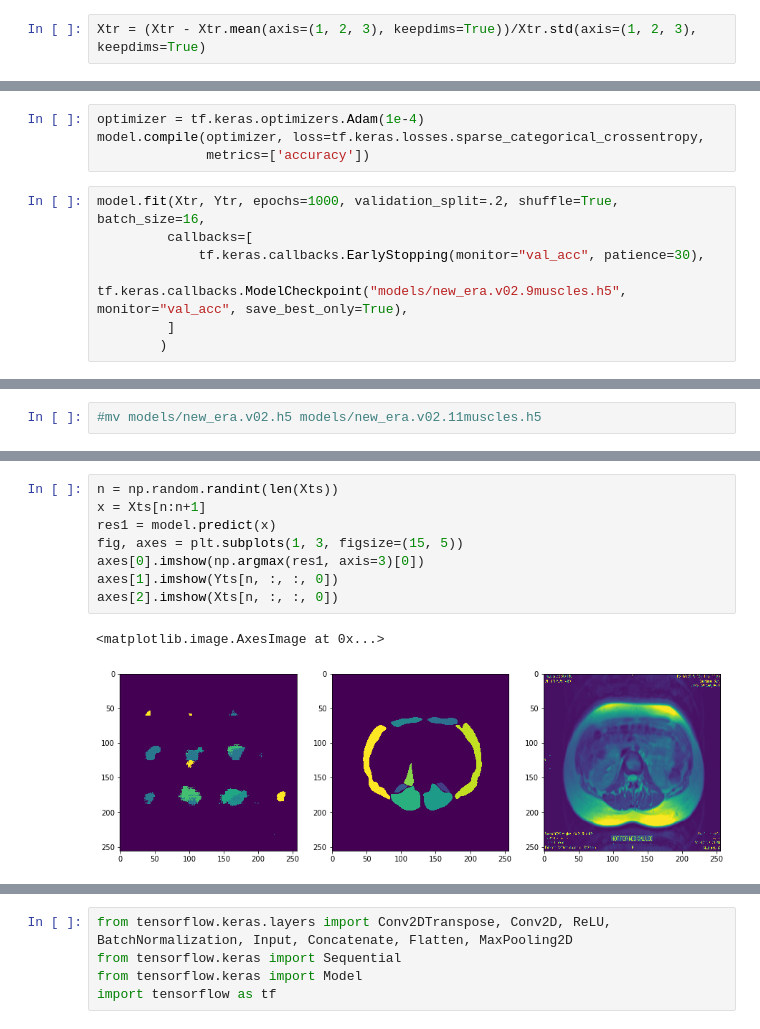
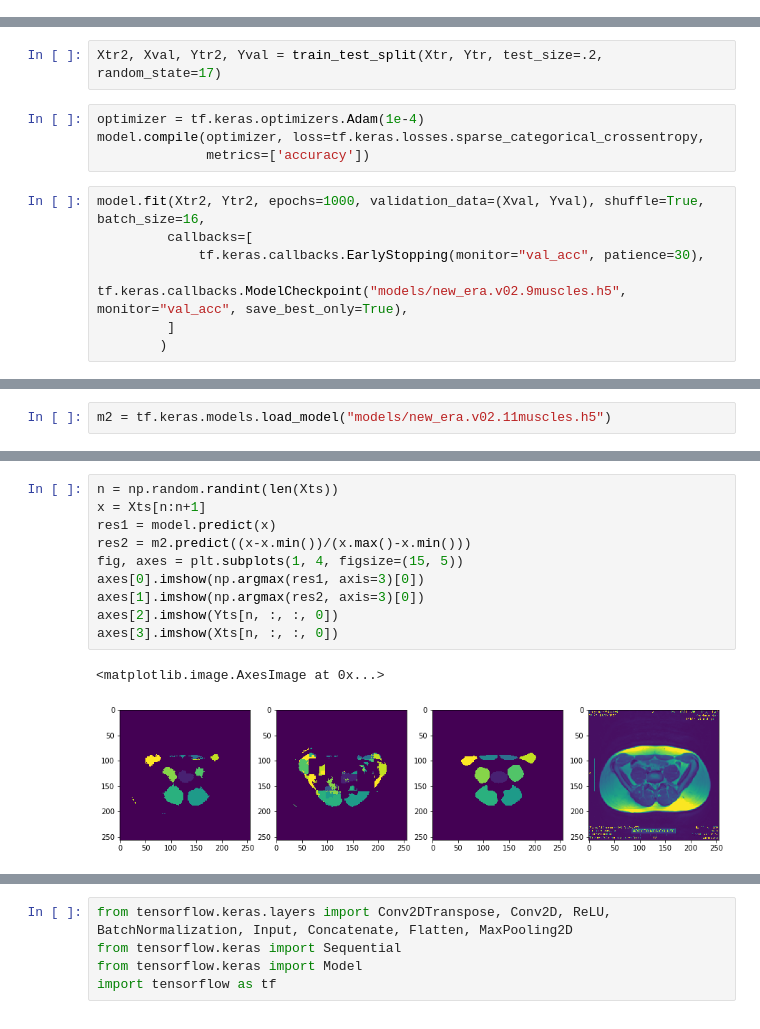
Before and after one commit to rasoolianbehnam/mri, a Jupyter notebook: a_new_era_begins.ipynb, the cells around one changed output, grey strips where cells are left out. Saved outputs shown, nothing was run; the diff lists cells and outputs as text.

```diff
--- a/a_new_era_begins.ipynb
+++ b/a_new_era_begins.ipynb
@@ -51,8 +92,6 @@ if len(Y.shape) == 3:
 # %%
 from sklearn.model_selection import train_test_split
 Xtr, Xts, Ytr, Yts = train_test_split(X, (Y)*1, test_size=.2, random_state=17)
-# %%
-Xtr = (Xtr - Xtr.mean(axis=(1, 2, 3), keepdims=True))/Xtr.std(axis=(1, 2, 3), keepdims=True)
 # %%
 from tensorflow.keras.layers import Conv2DTranspose, Conv2D, ReLU, BatchNormalization, Input, Concatenate, Flatten, MaxPooling2D
 from tensorflow.keras import Sequential
@@ -142,9 +185,11 @@ Xtr.shape, Ytr.shape
+# %%
+Xtr2, Xval, Ytr2, Yval = train_test_split(Xtr, Ytr, test_size=.2, random_state=17)
 # %%
 optimizer = tf.keras.optimizers.Adam(1e-4)
 model.compile(optimizer, loss=tf.keras.losses.sparse_categorical_crossentropy,
               metrics=['accuracy'])
 # %%
-model.fit(Xtr, Ytr, epochs=1000, validation_split=.2, shuffle=True, batch_size=16,
+model.fit(Xtr2, Ytr2, epochs=1000, validation_data=(Xval, Yval), shuffle=True, batch_size=16,
          callbacks=[
              tf.keras.callbacks.EarlyStopping(monitor="val_acc", patience=30),
              tf.keras.callbacks.ModelCheckpoint("models/new_era.v02.9muscles.h5", monitor="val_acc", save_best_only=True),
@@ -172,2 +207,2 @@ Epoch 904/1000
 # %%
-#mv models/new_era.v02.h5 models/new_era.v02.11muscles.h5
+m2 = tf.keras.models.load_model("models/new_era.v02.11muscles.h5")
@@ -174,11 +226,13 @@ Epoch 904/1000
 # %%
 n = np.random.randint(len(Xts))
 x = Xts[n:n+1]
 res1 = model.predict(x)
-fig, axes = plt.subplots(1, 3, figsize=(15, 5))
+res2 = m2.predict((x-x.min())/(x.max()-x.min()))
+fig, axes = plt.subplots(1, 4, figsize=(15, 5))
 axes[0].imshow(np.argmax(res1, axis=3)[0])
-axes[1].imshow(Yts[n, :, :, 0])
-axes[2].imshow(Xts[n, :, :, 0])
+axes[1].imshow(np.argmax(res2, axis=3)[0])
+axes[2].imshow(Yts[n, :, :, 0])
+axes[3].imshow(Xts[n, :, :, 0])
 # %% [output]
 <matplotlib.image.AxesImage at 0x...>
-[figure, old version]
+[figure, new version]
```
Also changed, not shown: parts of 24 cells of this notebook.
